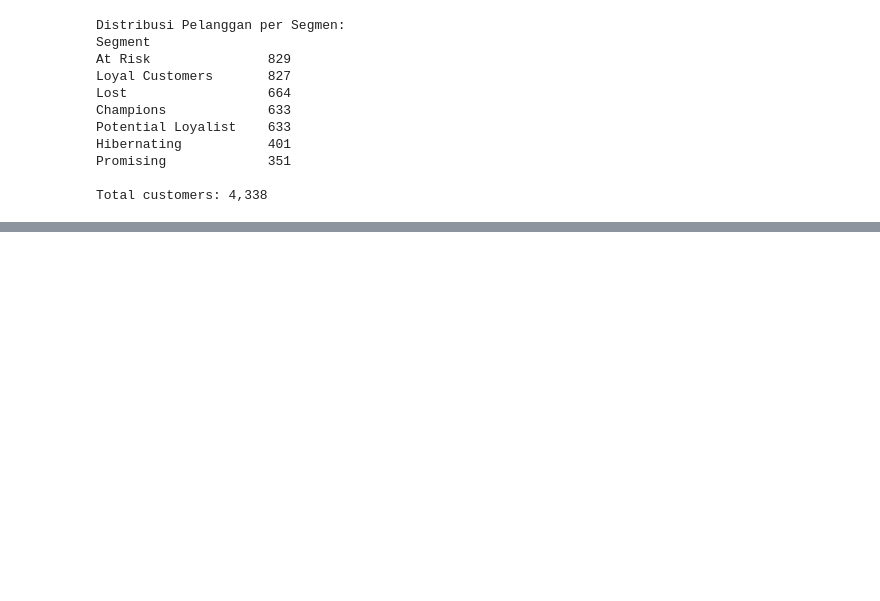
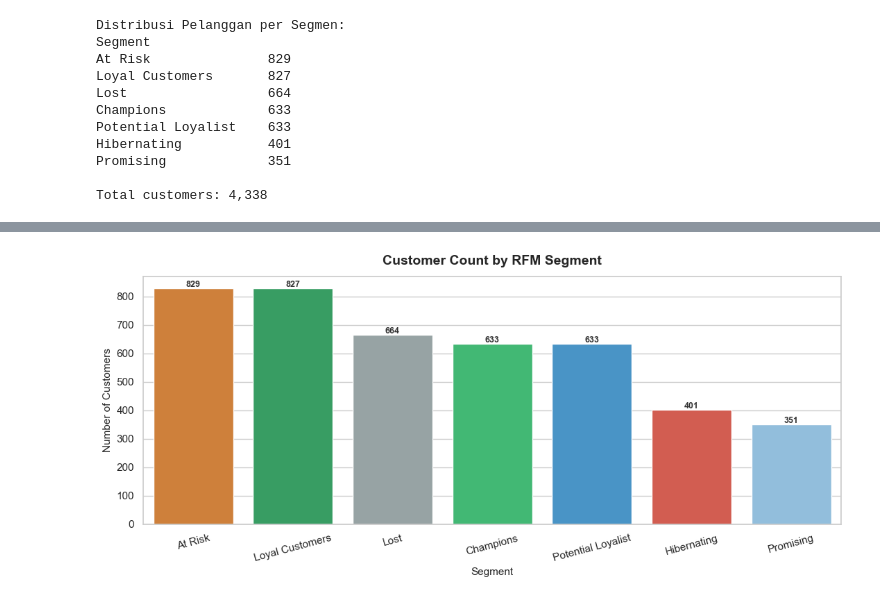
Before and after one commit to rdityaza/ecommerce-customer-segmentation-rfm, a Jupyter notebook: notebooks/02_rfm_analysis.ipynb, the cells around one changed output, grey strips where cells are left out. Drawn from its saved outputs; the diff is of its cells as text; code cells hidden in the pictures; blank space fills up the shorter version.

Commit message:
feat(rfm): add segment distribution and scatter visualizations

```diff
--- a/notebooks/02_rfm_analysis.ipynb
+++ b/notebooks/02_rfm_analysis.ipynb
@@ -222,0 +227,11 @@ Total customers: 4,338
+# %%
+# ── Aggregasi Rata-rata RFM per Segmen ────────────────────────────────────────
+segment_summary = rfm.groupby('Segment').agg(
+    Num_Customers = ('CustomerID',  'count'),
+    Avg_Recency   = ('Recency',     'mean'),
+    Avg_Frequency = ('Frequency',   'mean'),
+    Avg_Monetary  = ('Monetary',    'mean')
+).round(2).sort_values('Num_Customers', ascending=False).reset_index()
+
+print("Segment Summary:")
+print(segment_summary.to_string(index=False))
@@ -222,0 +248,41 @@ Total customers: 4,338
+# %%
+# ── Plot 1: Jumlah Pelanggan per Segmen ───────────────────────────────────────
+SEGMENT_ORDER = segment_summary['Segment'].tolist()
+PALETTE = {
+    'Champions':         '#2ecc71',
+    'Loyal Customers':   '#27ae60',
+    'Potential Loyalist':'#3498db',
+    'Promising':         '#85c1e9',
+    'At Risk':           '#e67e22',
+    'Hibernating':       '#e74c3c',
+    'Lost':              '#95a5a6'
+}
+
+fig, ax = plt.subplots(figsize=(11, 5))
+
+bars = sns.barplot(
+    data=segment_summary,
+    x='Segment', y='Num_Customers',
+    palette=PALETTE,
+    order=SEGMENT_ORDER,
+    ax=ax
+)
+
+# Label nilai di atas bar
+for bar in ax.patches:
+    ax.text(
+        bar.get_x() + bar.get_width() / 2,
+        bar.get_height() + 5,
+        f"{int(bar.get_height()):,}",
+        ha='center', fontsize=9, fontweight='bold', color='#333333'
+    )
+
+ax.set_title('Customer Count by RFM Segment', fontsize=14, fontweight='bold', pad=12)
+ax.set_xlabel('Segment', fontsize=11)
+ax.set_ylabel('Number of Customers', fontsize=11)
+ax.tick_params(axis='x', rotation=15)
+
+plt.tight_layout()
+plt.show()
+# %% [output]
+[figure, added]
```
Also changed, not shown: parts of 4 cells of this notebook.
